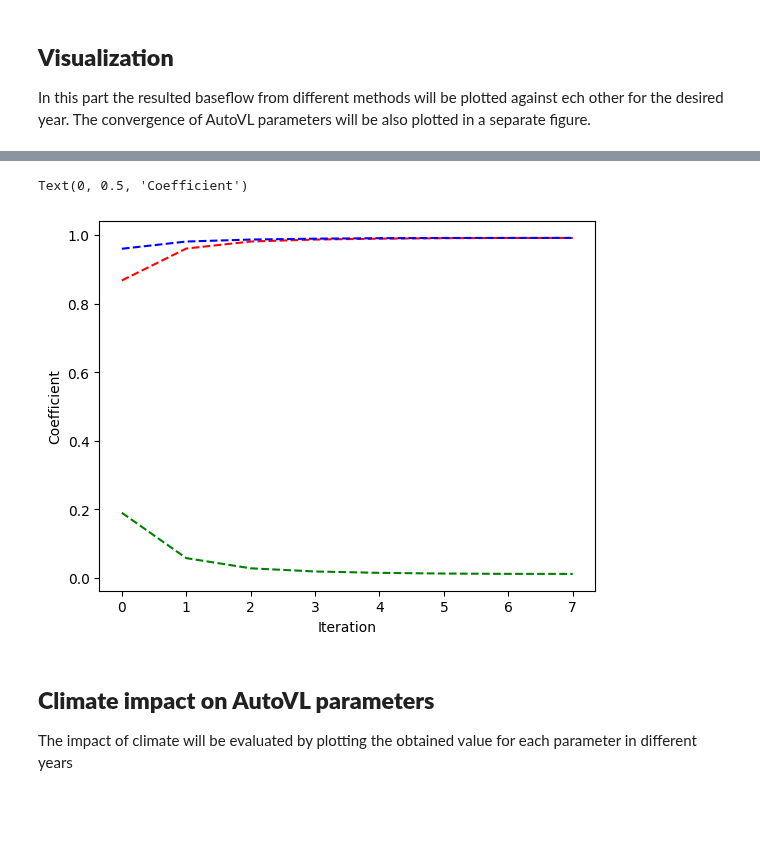
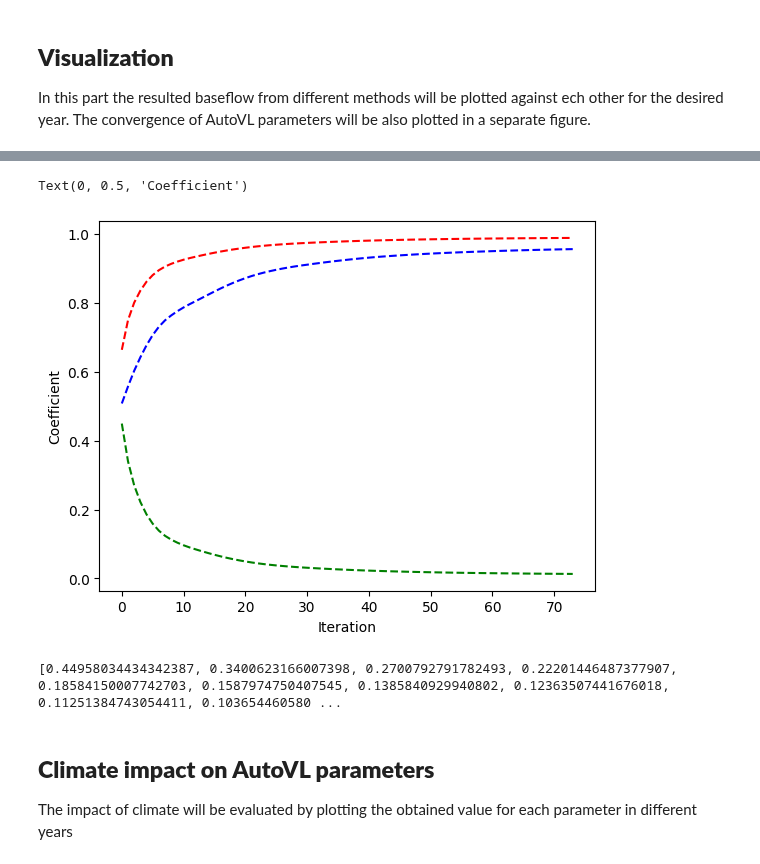
Before and after one commit to ssharifazari/AutoVL, a Jupyter notebook: AutoVL.ipynb, the cells around one changed output, grey strips where cells are left out. Saved outputs shown, nothing was run; the diff lists cells and outputs as text; code cells hidden in the pictures; blank space fills up the shorter version.

```diff
--- a/AutoVL.ipynb
+++ b/AutoVL.ipynb
@@ -261,7 +258,7 @@ def extract_years_data(Q, years):
     # Return the filtered data as a tuple
     return (values_for_years, dates_for_years)
 # %%
-def AutVL(q, alpha, delta_alpha, year):
+def AutVL(q, alpha, delta_alpha):
 
    Alpha_tmp = []
    Alpha_f_tmp = []
@@ -315,14 +312,24 @@ Baseflow series from different methods, including AutoVL, will be calculated fro
 # %%
 # Loop through the data to obtain baseflows
 param_AutoVL = {}
-for year in uniqe_years:
+AutoVL_mode = input("Enter y if you want to run AutoVL for the entire series: y/n \n")
+if AutoVL_mode.lower() == "y":
+  alpha = initial_alph(Q)
+  params, bf_AutoVL_tmp = AutVL(Q, alpha, delta_alpha)
 
-    # extract subset of the data
-    q = extract_years_data(Q, year)
-    alpha = initial_alph(q)
+  bf_AutoVL.extend(bf_AutoVL_tmp['AutoVL'])
+  param_AutoVL = params
+else:
+  MovingW = int(input("Enter the length of the moving window: {} \n"))
 
-    # AutoVL
-    params, bf_AutoVL_tmp = AutVL(q, alpha, delta_alpha, year)
+  for year in uniqe_years:
 
-    bf_AutoVL.extend(bf_AutoVL_tmp['AutoVL'])
-    param_AutoVL[year] = params
+      # extract subset of the data
+      q = extract_years_data(Q, year)
+      alpha = initial_alph(q)
+
+      # AutoVL
+      params, bf_AutoVL_tmp = AutVL(q, alpha, delta_alpha, year)
+
+      bf_AutoVL.extend(bf_AutoVL_tmp['AutoVL'])
+      param_AutoVL[year] = params
@@ -402,17 +415,28 @@ Enter the year of interest for plotting: {year}1973
 # %%
 # AutoVL parameter convergence
-Alpha = [float(i) for i in param_AutoVL[year]['Alpha']['values']]
-Alpha_f = [float(i) for i in param_AutoVL[year]['Alpha_f']['values']]
-Alpha_b = [float(i) for i in param_AutoVL[year]['Alpha_b']['values']]
-Beta = [float(i) for i in param_AutoVL[year]['Beta']['values']]
-itr = list(range(0, len(Alpha)))
+if AutoVL_mode.lower() == "y":
+  Alpha = param_AutoVL['Alpha']['values']
+  Alpha_f = param_AutoVL['Alpha_f']['values']
+  Alpha_b = param_AutoVL['Alpha_b']['values']
+  Beta = param_AutoVL['Beta']['values']
+  itr = list(range(0, len(Alpha)))
+else:
+  Alpha = [float(i) for i in param_AutoVL[year]['Alpha']['values']]
+  Alpha_f = [float(i) for i in param_AutoVL[year]['Alpha_f']['values']]
+  Alpha_b = [float(i) for i in param_AutoVL[year]['Alpha_b']['values']]
+  Beta = [float(i) for i in param_AutoVL[year]['Beta']['values']]
+  itr = list(range(0, len(Alpha)))
 
 plt.plot(itr, Alpha_f, 'r--', itr, Alpha_b, 'b--', itr, Beta, 'g--')
 plt.xlabel('Iteration')
 plt.ylabel('Coefficient')
 # %% [output]
 Text(0, 0.5, 'Coefficient')
-[figure, old version]
+[figure, new version]
+# %%
+print(Beta)
+# %% [output]
+[0.44958034434342387, 0.3400623166007398, 0.2700792791782493, 0.22201446487377907, 0.18584150007742703, 0.1587974750407545, 0.1385840929940802, 0.12363507441676018, 0.11251384743054411, 0.103654460580 ...
 # %% [markdown]
 ## **Climate impact on AutoVL parameters**
 The impact of climate will be evaluated by plotting the obtained value for each parameter in different years
```
Also changed, not shown: parts of 6 cells of this notebook.
